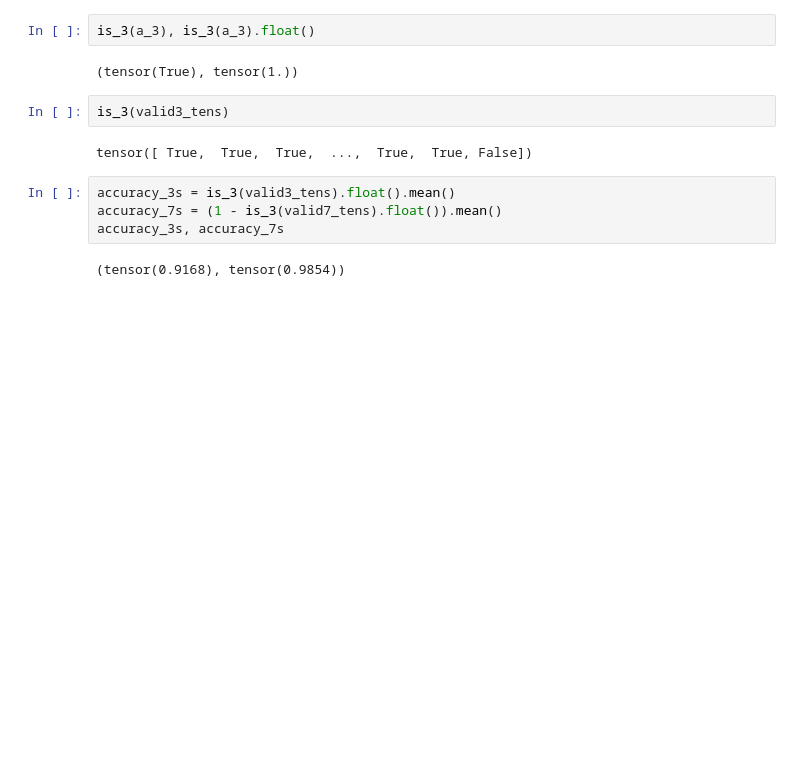
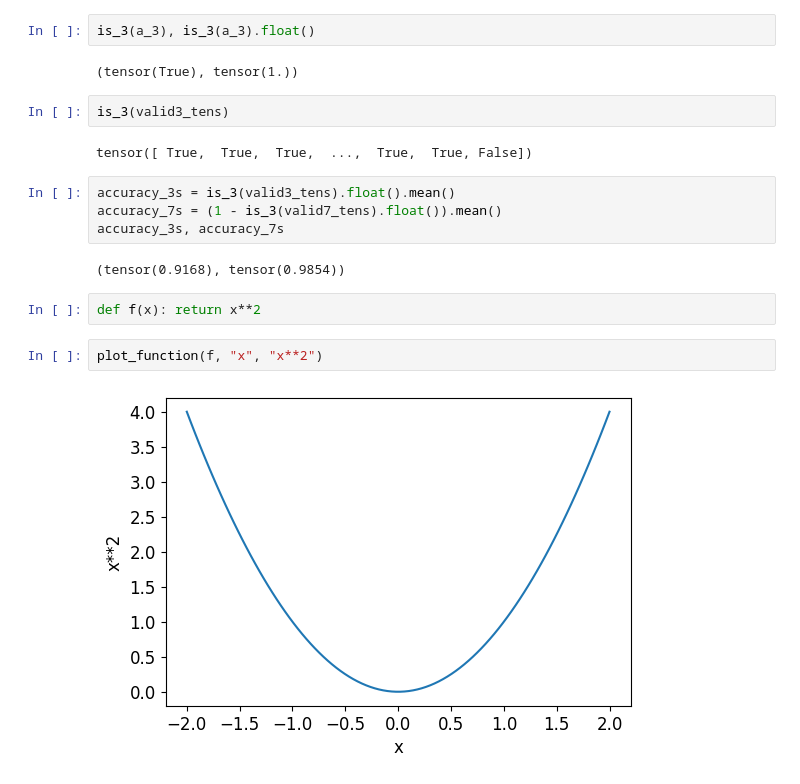
Before and after one commit to atozncoder/ai, a Jupyter notebook: BookChapter4.ipynb, the cells around one changed output. Cells and saved outputs as stored; diff of their text form; blank space fills up the shorter version.

```diff
--- a/BookChapter4.ipynb
+++ b/BookChapter4.ipynb
@@ -171,3 +171,9 @@ accuracy_7s = (1 - is_3(valid7_tens).float()).mean()
 accuracy_3s, accuracy_7s
 # %% [output]
 (tensor(0.9168), tensor(0.9854))
+# %%
+def f(x): return x**2
+# %%
+plot_function(f, "x", "x**2")
+# %% [output]
+[figure, added]
```
Also changed, not shown: parts of 26 cells of this notebook.
